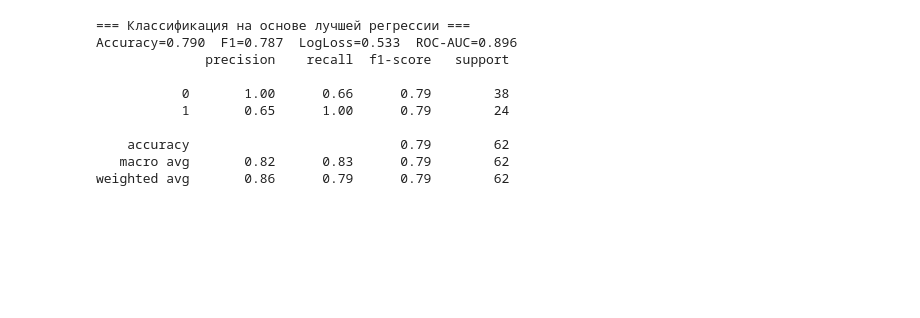
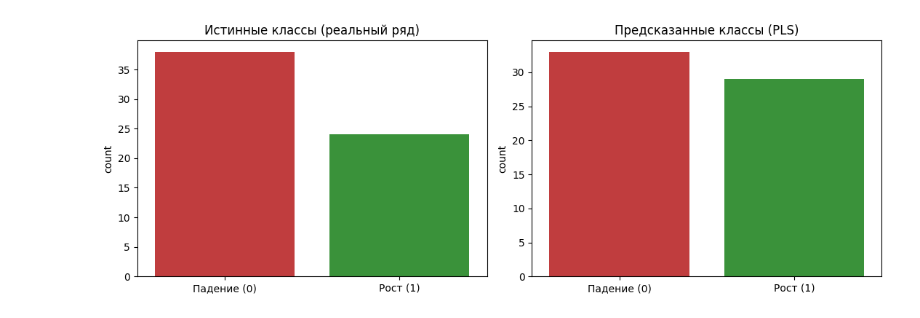
Before and after one commit to Poruch/Data_analysis_with_Python, a Jupyter notebook: Задание_3_Мальшаков_АА_РИС24-3.ipynb, the cells around one changed output. Saved outputs shown, nothing was run; the diff lists cells and outputs as text; code cells hidden in the pictures; blank space fills up the shorter version.

```diff
--- a/Задание_3_Мальшаков_АА_РИС24-3.ipynb
+++ b/Задание_3_Мальшаков_АА_РИС24-3.ipynb
@@ -303,29 +263,18 @@ LDA                Acc=0.806 F1=0.760 LogLoss=0.429 ROC-AUC=0.882
 # %%
+fig, axes = plt.subplots(1, 2, figsize=(11, 4))
 
-prev_y = test_cls['lag_1'].values
-pred_growth = (best_pred > prev_y).astype(int)
-true_growth = yc_test
+sns.countplot(x=true_growth, ax=axes[0], palette=['#d62728', '#2ca02c'])
+axes[0].set_title('Истинные классы (реальный ряд)')
+axes[0].set_xticks([0, 1])
+axes[0].set_xticklabels(['Падение (0)', 'Рост (1)'])
 
-acc_reg_cls = accuracy_score(true_growth, pred_growth)
-f1_reg_cls = f1_score(true_growth, pred_growth)
+sns.countplot(x=pred_growth, ax=axes[1], palette=['#d62728', '#2ca02c'])
+axes[1].set_title('Предсказанные классы (PLS)')
+axes[1].set_xticks([0, 1])
+axes[1].set_xticklabels(['Падение (0)', 'Рост (1)'])
 
-score = best_pred - prev_y
-prob_reg = 1 / (1 + np.exp(-score / (np.std(score) + 1e-9)))
-ll_reg = log_loss(true_growth, prob_reg)
-roc_reg = roc_auc_score(true_growth, score)
-
-print('\n=== Классификация на основе лучшей регрессии ===')
-print(f'Accuracy={acc_reg_cls:.3f}  F1={f1_reg_cls:.3f}  LogLoss={ll_reg:.3f}  ROC-AUC={roc_reg:.3f}')
-print(classification_report(true_growth, pred_growth))
+plt.tight_layout()
+plt.show()
 # %% [output]
-=== Классификация на основе лучшей регрессии ===
-Accuracy=0.790  F1=0.787  LogLoss=0.533  ROC-AUC=0.896
-              precision    recall  f1-score   support
-
-           0       1.00      0.66      0.79        38
-           1       0.65      1.00      0.79        24
-
-    accuracy                           0.79        62
-   macro avg       0.82      0.83      0.79        62
-weighted avg       0.86      0.79      0.79        62
+[figure, added]
 # %%
```
Also changed, not shown: parts of 19 cells of this notebook, 1 other file.
